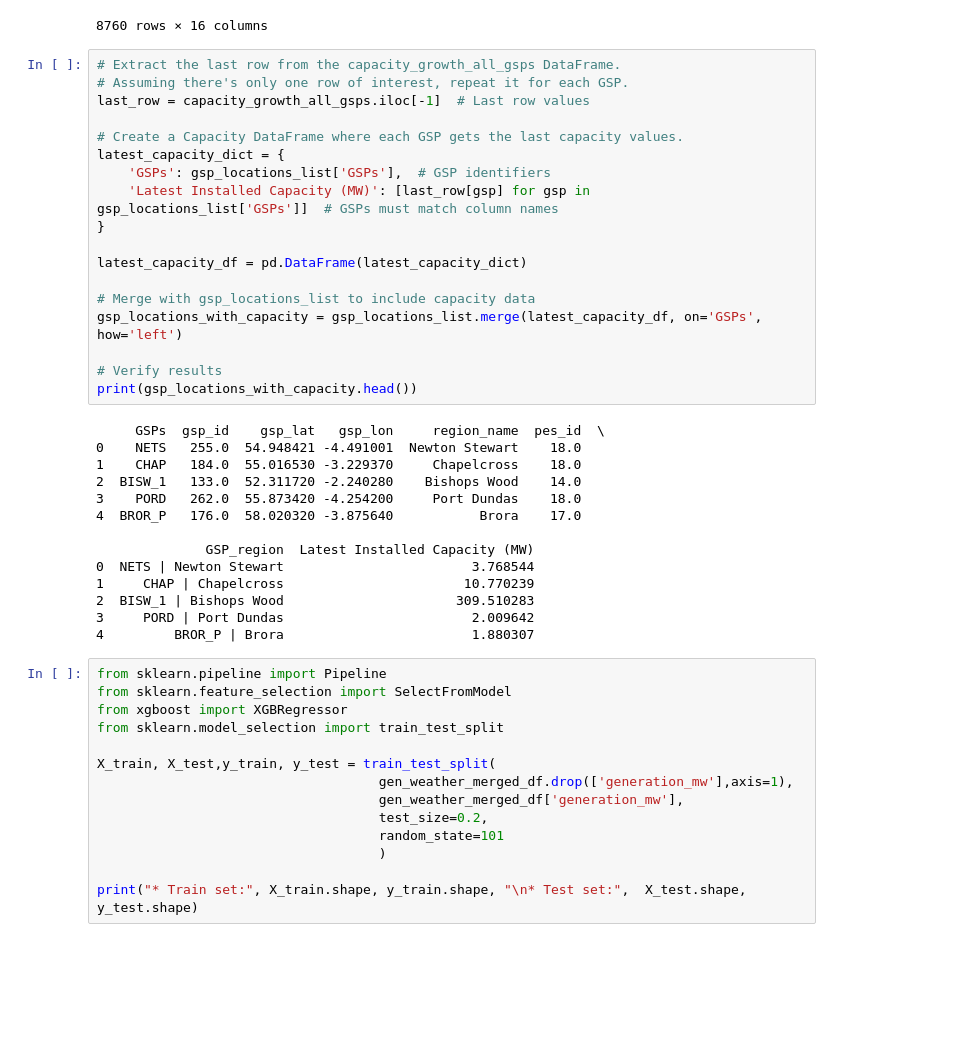
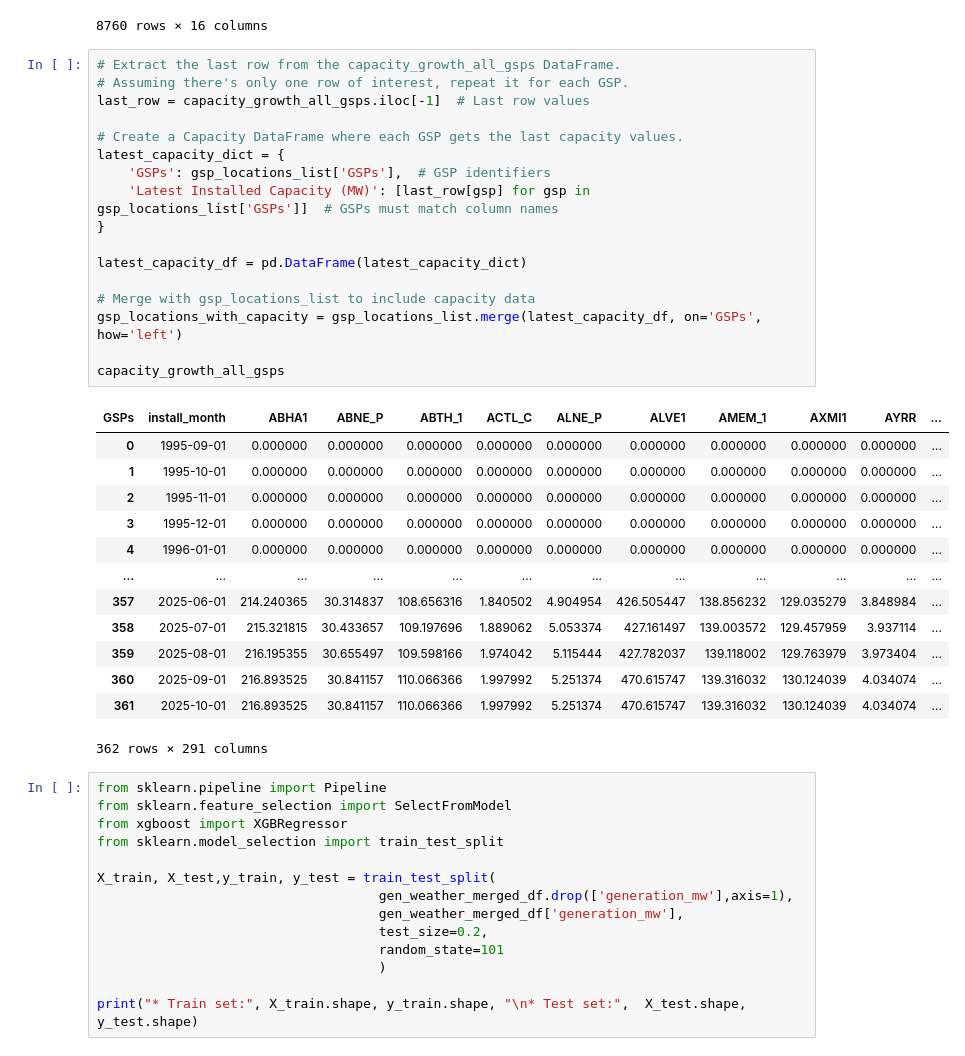
Before and after one commit to samhsforrest-collab/UK-Embedded-Solar-2026, a Jupyter notebook: notebooks/workings_ml_predictions_functions_5.ipynb, the cells around one changed output. Cells and saved outputs as stored; diff of their text form; blank space fills up the shorter version.

```diff
--- a/notebooks/workings_ml_predictions_functions_5.ipynb
+++ b/notebooks/workings_ml_predictions_functions_5.ipynb
@@ -382,35 +382,34 @@ gen_weather_merged_df
 # %%
 # Extract the last row from the capacity_growth_all_gsps DataFrame.
 # Assuming there's only one row of interest, repeat it for each GSP.
 last_row = capacity_growth_all_gsps.iloc[-1]  # Last row values
 
 # Create a Capacity DataFrame where each GSP gets the last capacity values.
 latest_capacity_dict = {
     'GSPs': gsp_locations_list['GSPs'],  # GSP identifiers
     'Latest Installed Capacity (MW)': [last_row[gsp] for gsp in gsp_locations_list['GSPs']]  # GSPs must match column names
 }
 
 latest_capacity_df = pd.DataFrame(latest_capacity_dict)
 
 # Merge with gsp_locations_list to include capacity data
 gsp_locations_with_capacity = gsp_locations_list.merge(latest_capacity_df, on='GSPs', how='left')
 
-# Verify results
-print(gsp_locations_with_capacity.head())
+capacity_growth_all_gsps
 # %% [output]
+| GSPs | install_month | ABHA1 | ABNE_P | ABTH_1 | ACTL_C | ALNE_P | ALVE1 | AMEM_1 | AXMI1 | AYRR | ... |
+| 0 | 1995-09-01 | 0.000000 | 0.000000 | 0.000000 | 0.000000 | 0.000000 | 0.000000 | 0.000000 | 0.000000 | 0.000000 | ... |
+| 1 | 1995-10-01 | 0.000000 | 0.000000 | 0.000000 | 0.000000 | 0.000000 | 0.000000 | 0.000000 | 0.000000 | 0.000000 | ... |
+| 2 | 1995-11-01 | 0.000000 | 0.000000 | 0.000000 | 0.000000 | 0.000000 | 0.000000 | 0.000000 | 0.000000 | 0.000000 | ... |
+| 3 | 1995-12-01 | 0.000000 | 0.000000 | 0.000000 | 0.000000 | 0.000000 | 0.000000 | 0.000000 | 0.000000 | 0.000000 | ... |
+| 4 | 1996-01-01 | 0.000000 | 0.000000 | 0.000000 | 0.000000 | 0.000000 | 0.000000 | 0.000000 | 0.000000 | 0.000000 | ... |
+| ... | ... | ... | ... | ... | ... | ... | ... | ... | ... | ... | ... |
+| 357 | 2025-06-01 | 214.240365 | 30.314837 | 108.656316 | 1.840502 | 4.904954 | 426.505447 | 138.856232 | 129.035279 | 3.848984 | ... |
+| 358 | 2025-07-01 | 215.321815 | 30.433657 | 109.197696 | 1.889062 | 5.053374 | 427.161497 | 139.003572 | 129.457959 | 3.937114 | ... |
+| 359 | 2025-08-01 | 216.195355 | 30.655497 | 109.598166 | 1.974042 | 5.115444 | 427.782037 | 139.118002 | 129.763979 | 3.973404 | ... |
+| 360 | 2025-09-01 | 216.893525 | 30.841157 | 110.066366 | 1.997992 | 5.251374 | 470.615747 | 139.316032 | 130.124039 | 4.034074 | ... |
+| 361 | 2025-10-01 | 216.893525 | 30.841157 | 110.066366 | 1.997992 | 5.251374 | 470.615747 | 139.316032 | 130.124039 | 4.034074 | ... |
-     GSPs  gsp_id    gsp_lat   gsp_lon     region_name  pes_id  \
-0    NETS   255.0  54.948421 -4.491001  Newton Stewart    18.0
-1    CHAP   184.0  55.016530 -3.229370     Chapelcross    18.0
-2  BISW_1   133.0  52.311720 -2.240280    Bishops Wood    14.0
-3    PORD   262.0  55.873420 -4.254200     Port Dundas    18.0
-4  BROR_P   176.0  58.020320 -3.875640           Brora    17.0
-
-              GSP_region  Latest Installed Capacity (MW)
-0  NETS | Newton Stewart                        3.768544
-1     CHAP | Chapelcross                       10.770239
-2  BISW_1 | Bishops Wood                      309.510283
-3     PORD | Port Dundas                        2.009642
-4         BROR_P | Brora                        1.880307
+362 rows × 291 columns
 # %%
 from sklearn.pipeline import Pipeline
 from sklearn.feature_selection import SelectFromModel
```
Also changed, not shown: parts of 1 cell of this notebook, 8 other files.
